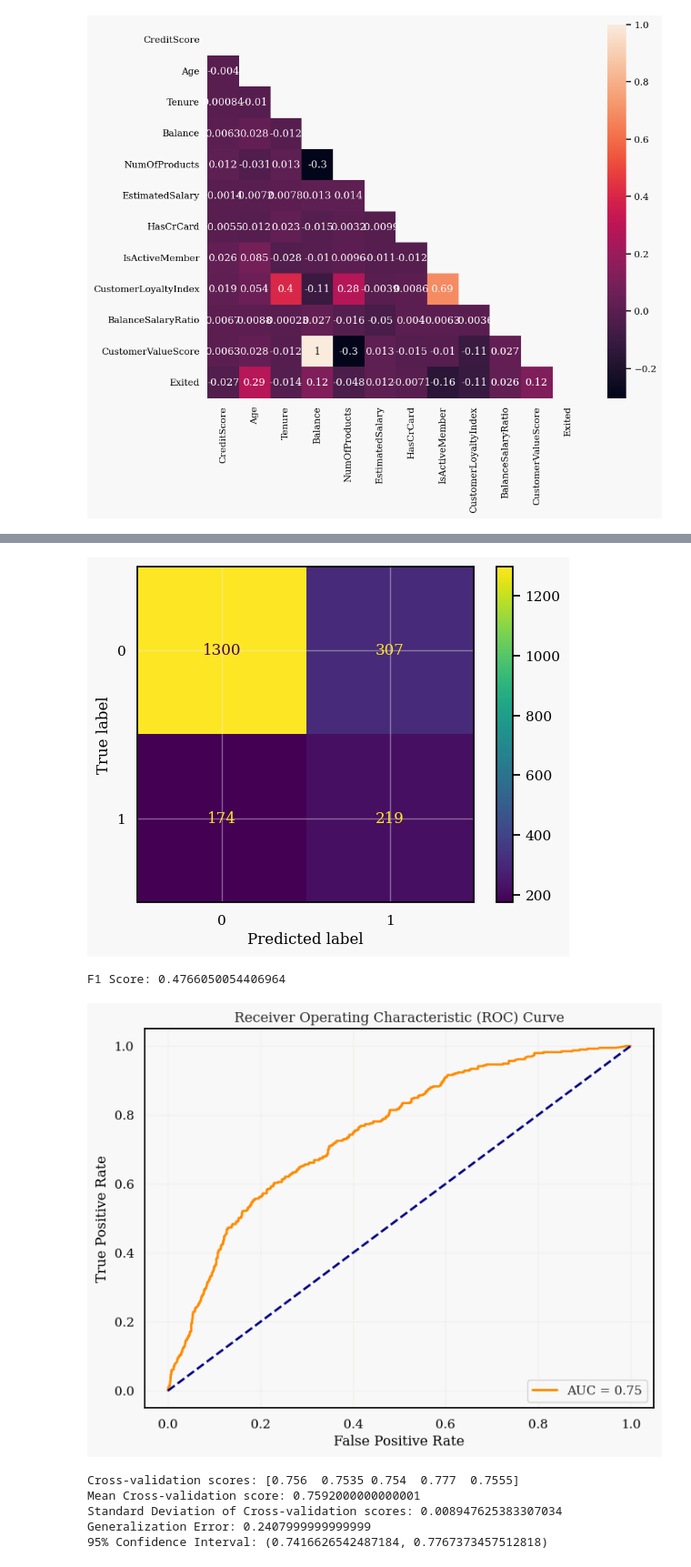
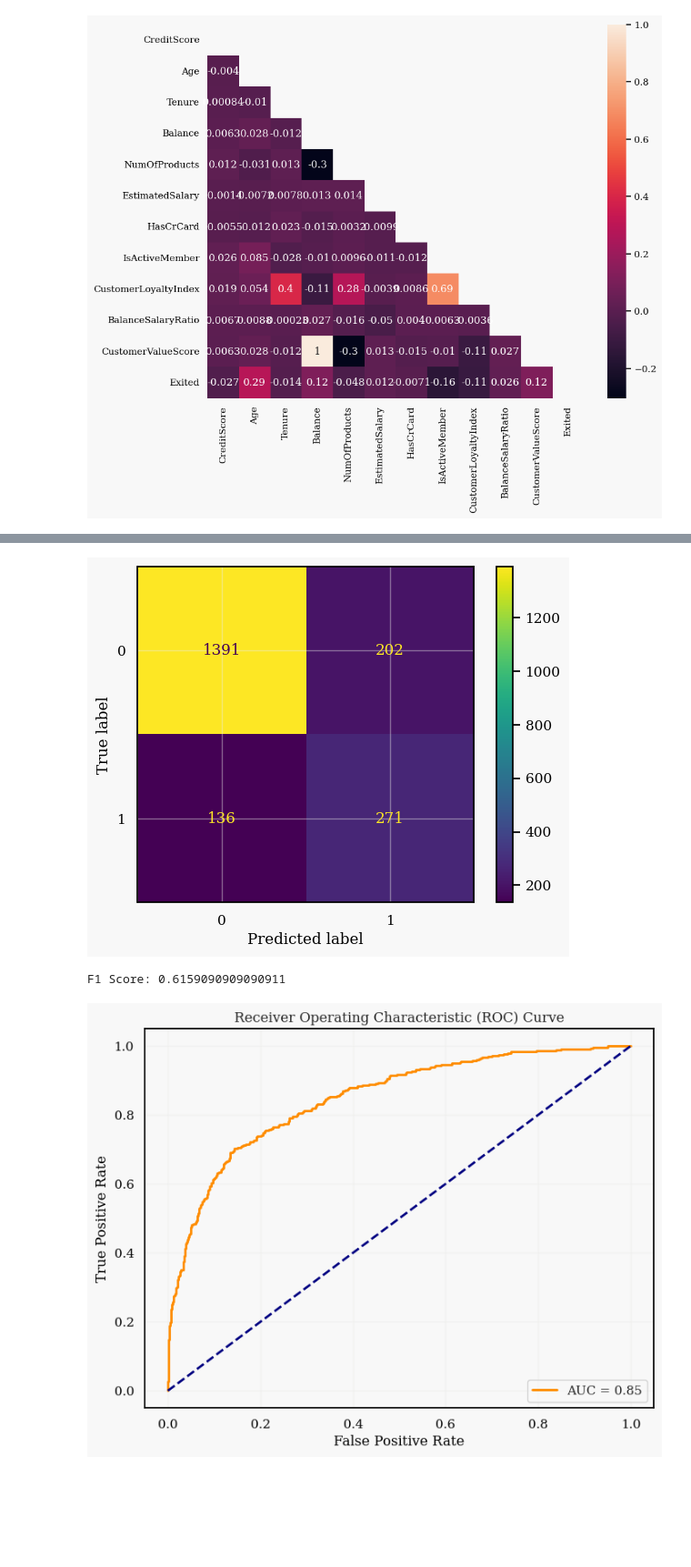
Before and after one commit to gayathriravipati/data-mining, a Jupyter notebook: notebook.ipynb, the cells around one changed output, grey strips where cells are left out. Shown at 91% size. Cells and saved outputs as stored; diff of their text form; code cells hidden in the pictures; blank space fills up the shorter version.

```diff
--- a/notebook.ipynb
+++ b/notebook.ipynb
@@ -299,7 +325,7 @@ def plot_auc_roc_curve(classifier, X_test, y_test):
 X = data_enc.drop('Exited', axis=1)
 y = data_enc['Exited']
 
-X_train, X_test, y_train, y_test = train_test_split(X, y, test_size=0.2, random_state=42)
+X_train, X_test, y_train, y_test = train_test_split(X, y, test_size=0.2, random_state=42, stratify=y)
 
 rf_classifier = RandomForestClassifier(n_estimators=100, random_state=42)
 rf_classifier.fit(X_train, y_train)
@@ -309,6 +335,11 @@ y_pred = rf_classifier.predict(X_test)
 accuracy = accuracy_score(y_test, y_pred)
 print(f"Accuracy: {accuracy}")
 print("Classification Report:\n", classification_report(y_test, y_pred))
+
+
+# Overall F1 score
+f1_score = classification_report(y_test, y_pred, output_dict=True)['weighted avg']['f1-score']
+print(f"Overall F1 score: {f1_score}")
 
 # Confusion Matrix
 conf_matrix = confusion_matrix(y_test, y_pred)
@@ -320,5 +351,19 @@ plt.show()
 # Plot the ROC curve
 plot_auc_roc_curve(rf_classifier, X_test, y_test)
 
-# cv_scores, cv_score_mean, cv_score_std, generalization_error, confidence_interval = evaluate_classifier(rf_classifier, X, y)
+# Calculate cv scores, generalization error without using evaluate_classifer function and SMOTE
+cv_scores = cross_val_score(rf_classifier, X, y, cv=5, scoring='accuracy')
+print(f"Cross-validation scores: {cv_scores}")
+
+cv_score_mean = cv_scores.mean()
+print(f"Mean Cross-validation score: {cv_score_mean}")
+
+cv_score_std = cv_scores.std()
+print(f"Standard Deviation of Cross-validation scores: {cv_score_std}")
+
+generalization_error = 1 - cv_score_mean
+print(f"Generalization Error: {generalization_error}")
+
+confidence_interval = (cv_score_mean - 2 * cv_score_std, cv_score_mean + 2 * cv_score_std)
+print(f"95% Confidence Interval: {confidence_interval}")
 # %% [output]
@@ -759,3 +957,8 @@ sns.heatmap(correlation, mask=mask, annot=True)
 plt.show()
 # %% [output]
 [figure]
+# %%
+# Drop Tenure and NumOfProducts from numerical features
+numerical_features.remove('Tenure')
+numerical_features.remove('NumOfProducts')
+numerical_features
@@ -762,11 +971,11 @@ plt.show()
 # %%
 # Encoding categorical features
-data_enc = pd.get_dummies(data, columns = ['Geography', 'Gender', 'CreditScoreBand', 'AgeGroup', 'SalaryBand'], drop_first=True, dtype='int64')
+data_enc = pd.get_dummies(data, columns = ['Geography', 'Gender', 'CreditScoreBand', 'AgeGroup', 'SalaryBand', 'Tenure', 'NumOfProducts'], drop_first=True, dtype='int64')
 
 # Standardizing numerical features
 scaler = StandardScaler()
 numerical_features.extend(['CustomerLoyaltyIndex', 'BalanceSalaryRatio', 'CustomerValueScore'])
-
+print(numerical_features)
 # numerical_features = ['CreditScore', 'Age', 'Tenure', 'Balance', 'NumOfProducts', 'EstimatedSalary', 'CustomerLoyaltyIndex', 'BalanceSalaryRatio', 'CustomerValueScore']
 
 data_enc[numerical_features] = scaler.fit_transform(data_enc[numerical_features])
@@ -784,7 +985,7 @@ Index(['CreditScore', 'Age', 'Tenure', 'Balance', 'NumOfProducts', 'HasCrCard',
 features = ['AgeGroup_Adult', 'AgeGroup_Senior', 'Geography_Germany', 'Geography_Spain', 'Exited', 'CustomerLoyaltyIndex', 'BalanceSalaryRatio', 'CustomerValueScore', 'IsWealthy', 'Gender_Male', 'CreditScoreBand_Medium', 'CreditScoreBand_High', 'SalaryBand_Medium', 'SalaryBand_High',
        'SalaryBand_Very High']
 # %%
-data_enc = data_enc[features]
+# data_enc = data_enc[features]
 # %%
 
 
@@ -793,14 +994,15 @@ X = data_enc.drop('Exited', axis=1)
 y = data_enc['Exited']
 
 # Splitting the data into training and test sets
-X_train, X_test, y_train, y_test = train_test_split(X, y, test_size=0.2, random_state=42)
+X_train, X_test, y_train, y_test = train_test_split(X, y, test_size=0.2, random_state=42, stratify=y)
 
 # Balancing the training data using SMOTE
 smote = SMOTE(random_state=42)
 X_balanced, y_balanced = smote.fit_resample(X_train, y_train)
+# X_balanced, y_balanced = X_train, y_train
 
 # Fitting the Random Forest model on the balanced training data
-rf_classifier = RandomForestClassifier(n_estimators=300, max_depth=30, min_samples_split=10, min_samples_leaf=1, random_state=42)
+rf_classifier = RandomForestClassifier(n_estimators=200, max_depth=30, min_samples_split=10, min_samples_leaf=4, criterion='entropy', max_features='log2', random_state=42)
 rf_classifier.fit(X_balanced, y_balanced)
 
 # Predicting the target variable on the test data
@@ -826,5 +1028,5 @@ print(f"F1 Score: {f1}")
 # Plot the ROC curve
 plot_auc_roc_curve(rf_classifier, X_test, y_test)
 
-cv_scores, cv_score_mean, cv_score_std, generalization_error, confidence_interval = evaluate_classifier(rf_classifier, X, y)
+# cv_scores, cv_score_mean, cv_score_std, generalization_error, confidence_interval = evaluate_classifier(rf_classifier, X, y)
 # %% [output]
@@ -841,11 +1043,6 @@ weighted avg       0.79      0.76      0.77      2000
-[figure, old version]
+[figure, new version]
-F1 Score: 0.4766050054406964
+F1 Score: 0.6159090909090911
-[figure, old version]
+[figure, new version]
-Cross-validation scores: [0.756  0.7535 0.754  0.777  0.7555]
-Mean Cross-validation score: 0.7592000000000001
-Standard Deviation of Cross-validation scores: 0.008947625383307034
-Generalization Error: 0.2407999999999999
-95% Confidence Interval: (0.7416626542487184, 0.7767373457512818)
 # %%
 # Plot feature importance
 feature_importance = rf_classifier.feature_importances_
```
Also changed, not shown: parts of 26 cells of this notebook.
